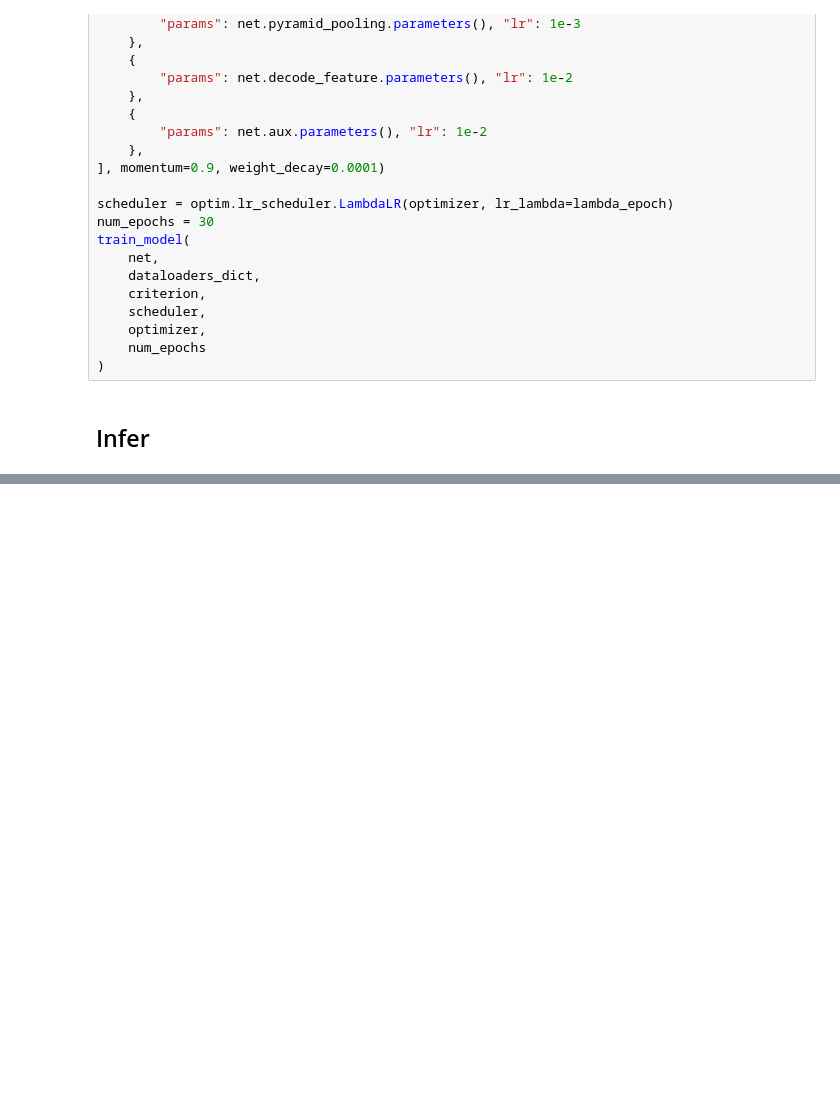
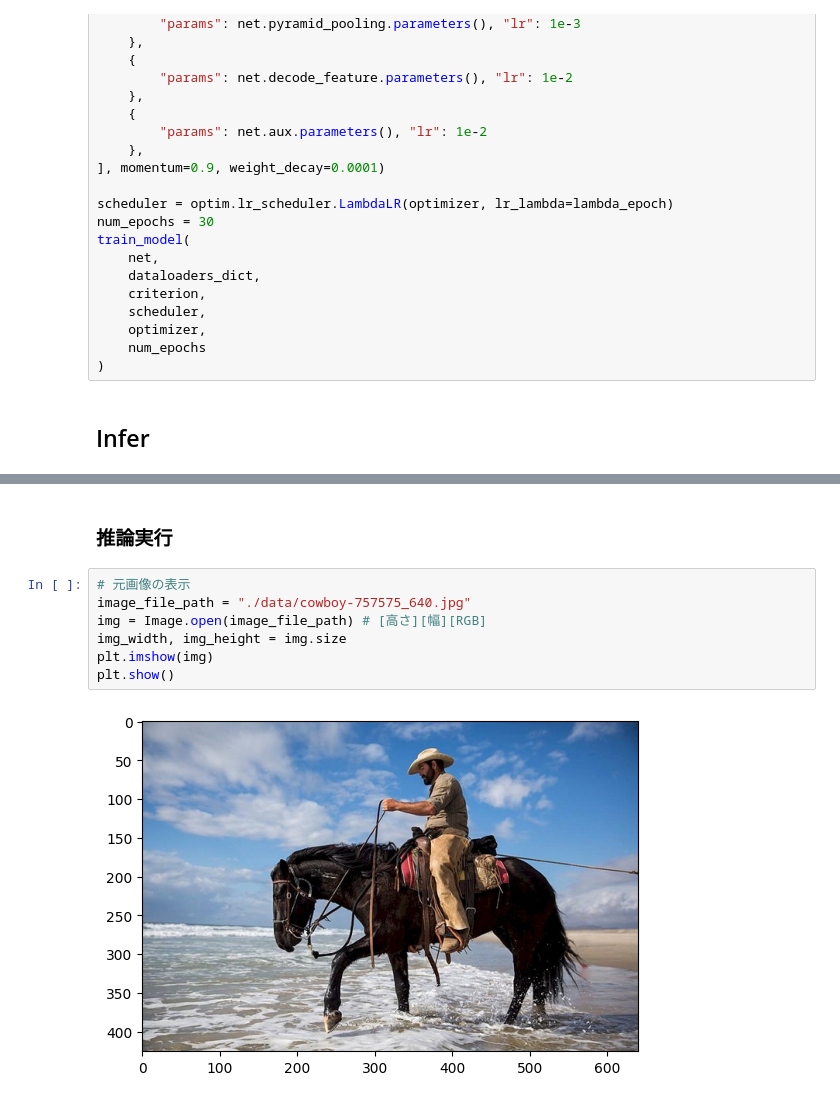
Before and after one commit to fummicc1/pytorch_advanced, a Jupyter notebook: 3_semantic_segmentation/fummicc1/main.ipynb, the cells around one changed output, grey strips where cells are left out. Saved outputs shown, nothing was run; the diff lists cells and outputs as text; blank space fills up the shorter version.

```diff
--- a/3_semantic_segmentation/fummicc1/main.ipynb
+++ b/3_semantic_segmentation/fummicc1/main.ipynb
@@ -250,0 +247,11 @@ train_model(
+# %% [markdown]
+### 推論実行
+# %%
+# 元画像の表示
+image_file_path = "./data/cowboy-757575_640.jpg"
+img = Image.open(image_file_path) # [高さ][幅][RGB]
+img_width, img_height = img.size
+plt.imshow(img)
+plt.show()
+# %% [output]
+[figure, added]
```
Also changed, not shown: parts of 12 cells of this notebook, 1 other file.
